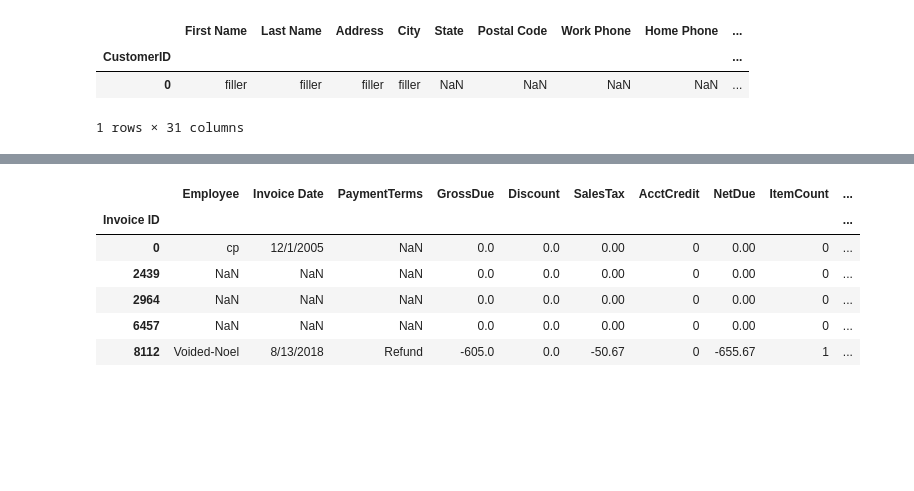
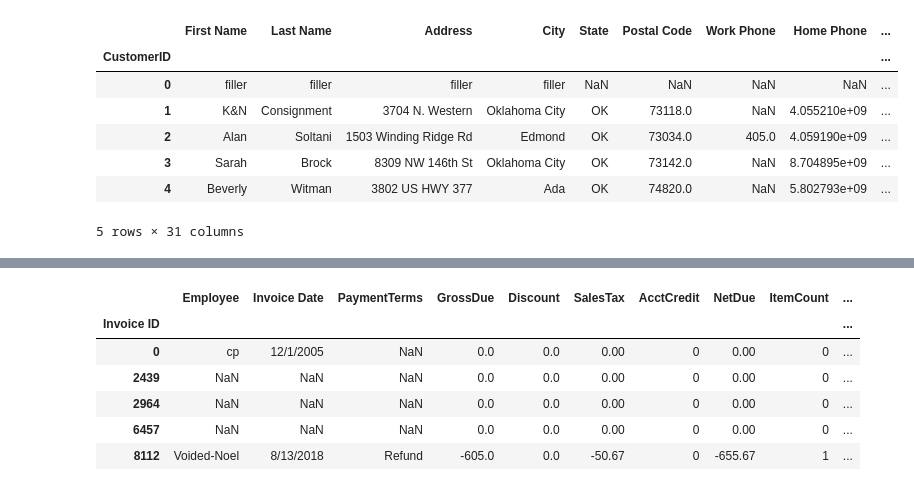
Before and after one commit to zachcornelison/K-N-Sales-Analytics, a Jupyter notebook: KN-Analytics.ipynb, the cells around one changed output, grey strips where cells are left out. Drawn from its saved outputs; the diff is of its cells as text; code cells hidden in the pictures; blank space fills up the shorter version.

```diff
--- a/KN-Analytics.ipynb
+++ b/KN-Analytics.ipynb
@@ -14,10 +17,14 @@ from folium.plugins import HeatMap
 # %%
 df_customers = pd.read_excel('Customers.xlsx', index_col="CustomerID")
 # %%
-df_customers.head(1)
+df_customers.head()
 # %% [output]
 |  | First Name | Last Name | Address | City | State | Postal Code | Work Phone | Home Phone | ... |
 | CustomerID |  |  |  |  |  |  |  |  | ... |
 | 0 | filler | filler | filler | filler | NaN | NaN | NaN | NaN | ... |
+| 1 | K&N | Consignment | 3704 N. Western | Oklahoma City | OK | 73118.0 | NaN | 4.055210e+09 | ... |
+| 2 | Alan | Soltani | 1503 Winding Ridge Rd | Edmond | OK | 73034.0 | 405.0 | 4.059190e+09 | ... |
+| 3 | Sarah | Brock | 8309 NW 146th St | Oklahoma City | OK | 73142.0 | NaN | 8.704895e+09 | ... |
+| 4 | Beverly | Witman | 3802 US HWY 377 | Ada | OK | 74820.0 | NaN | 5.802793e+09 | ... |
-1 rows × 31 columns
+5 rows × 31 columns
 # %%
```
Also changed, not shown: parts of 27 cells of this notebook.
